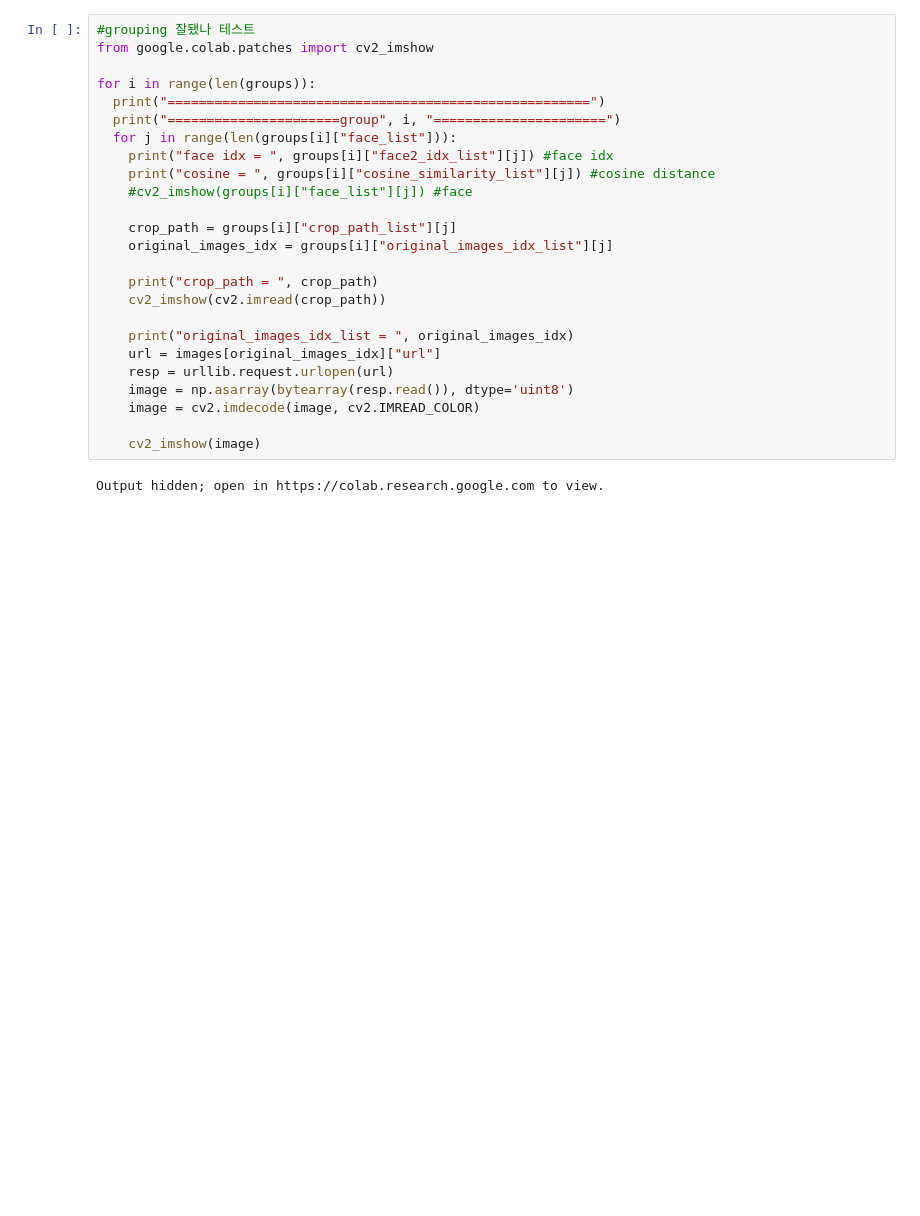
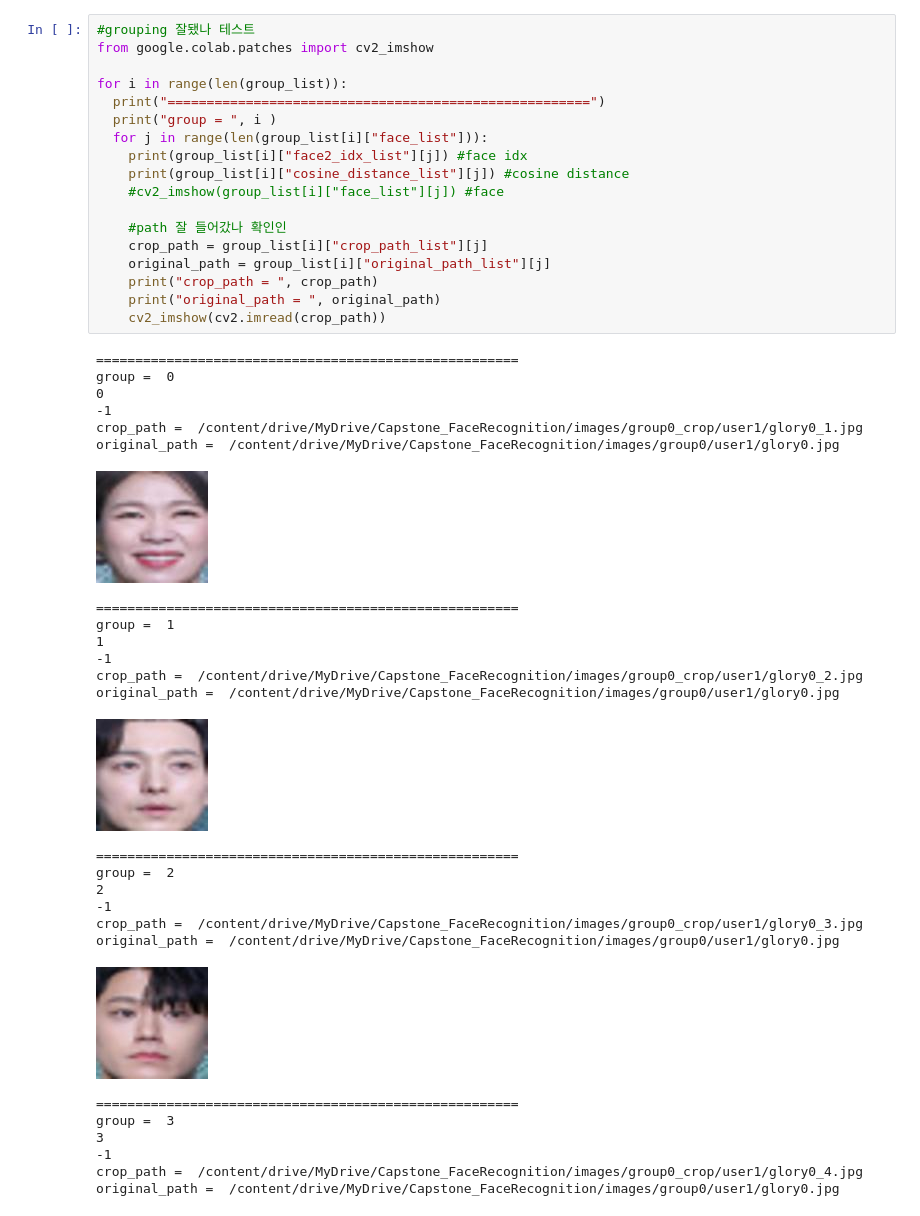
Before and after one commit to JeongHyoYeon/Capstone-CV-FaceRecognition, a Jupyter notebook: FaceRecognition_URL.ipynb, the cells around one changed output. Drawn from its saved outputs; the diff is of its cells as text; blank space fills up the shorter version.

```diff
--- a/FaceRecognition_URL.ipynb
+++ b/FaceRecognition_URL.ipynb
@@ -459,27 +346,46 @@ print(len(groups))
 # %%
 #grouping 잘됐나 테스트
 from google.colab.patches import cv2_imshow
 
-for i in range(len(groups)):
+for i in range(len(group_list)):
   print("======================================================")
-  print("======================group", i, "======================")
-  for j in range(len(groups[i]["face_list"])):
-    print("face idx = ", groups[i]["face2_idx_list"][j]) #face idx
-    print("cosine = ", groups[i]["cosine_similarity_list"][j]) #cosine distance
-    #cv2_imshow(groups[i]["face_list"][j]) #face
+  print("group = ", i )
+  for j in range(len(group_list[i]["face_list"])):
+    print(group_list[i]["face2_idx_list"][j]) #face idx
+    print(group_list[i]["cosine_distance_list"][j]) #cosine distance
+    #cv2_imshow(group_list[i]["face_list"][j]) #face
 
-    crop_path = groups[i]["crop_path_list"][j]
-    original_images_idx = groups[i]["original_images_idx_list"][j]
-
+    #path 잘 들어갔나 확인인
+    crop_path = group_list[i]["crop_path_list"][j]
+    original_path = group_list[i]["original_path_list"][j]
     print("crop_path = ", crop_path)
+    print("original_path = ", original_path)
     cv2_imshow(cv2.imread(crop_path))
-
-    print("original_images_idx_list = ", original_images_idx)
-    url = images[original_images_idx]["url"]
-    resp = urllib.request.urlopen(url)
-    image = np.asarray(bytearray(resp.read()), dtype='uint8')
-    image = cv2.imdecode(image, cv2.IMREAD_COLOR)
-
-    cv2_imshow(image)
 # %% [output]
-Output hidden; open in https://colab.research.google.com to view.
+======================================================
+group =  0
+0
+-1
+crop_path =  /content/drive/MyDrive/Capstone_FaceRecognition/images/group0_crop/user1/glory0_1.jpg
+original_path =  /content/drive/MyDrive/Capstone_FaceRecognition/images/group0/user1/glory0.jpg
+[figure, added]
+======================================================
+group =  1
+1
+-1
+crop_path =  /content/drive/MyDrive/Capstone_FaceRecognition/images/group0_crop/user1/glory0_2.jpg
+original_path =  /content/drive/MyDrive/Capstone_FaceRecognition/images/group0/user1/glory0.jpg
+[figure, added]
+======================================================
+group =  2
+2
+-1
+crop_path =  /content/drive/MyDrive/Capstone_FaceRecognition/images/group0_crop/user1/glory0_3.jpg
+original_path =  /content/drive/MyDrive/Capstone_FaceRecognition/images/group0/user1/glory0.jpg
+[figure, added]
+======================================================
+group =  3
+3
+-1
+crop_path =  /content/drive/MyDrive/Capstone_FaceRecognition/images/group0_crop/user1/glory0_4.jpg
+original_path =  /content/drive/MyDrive/Capstone_FaceRecognition/images/group0/user1/glory0.jpg
```
Also changed, not shown: parts of 29 cells of this notebook.
